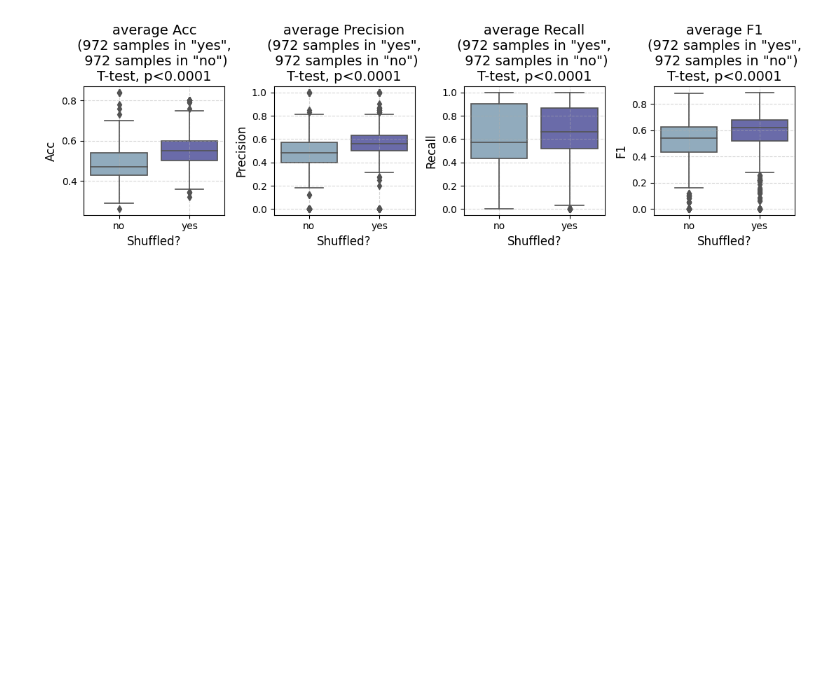
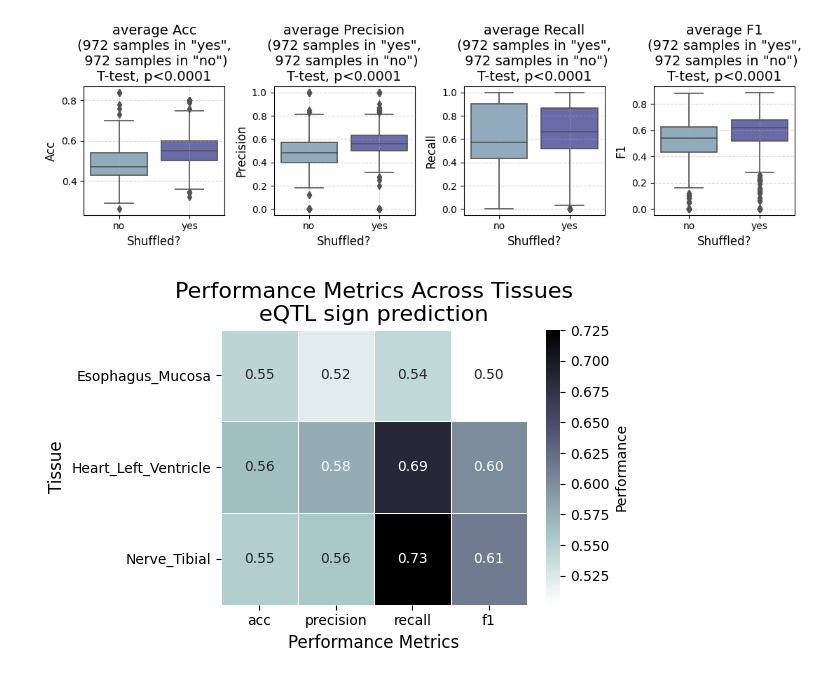
Before and after one commit to Liuzhe30/DNAMutBenchMark, a Jupyter notebook: experiments/visualization/eqtl_sign_merged_analysis.ipynb, the cells around one changed output. Saved outputs shown, nothing was run; the diff lists cells and outputs as text; code cells hidden in the pictures; blank space fills up the shorter version.

Commit message:
update merged analysis and visualization

```diff
--- a/experiments/visualization/eqtl_sign_merged_analysis.ipynb
+++ b/experiments/visualization/eqtl_sign_merged_analysis.ipynb
@@ -340,3 +340,30 @@ Precision: nan
 Recall: nan
 F1: nan
 [figure]
+# %%
+import matplotlib.pyplot as plt
+import seaborn as sns
+import pandas as pd
+
+data_complete = pd.read_csv('eqtl_sign_merged_result.csv')
+shuffled_yes_data = data_complete[data_complete['shuffled'] == 'yes']
+
+performance_data = shuffled_yes_data.groupby('tissue')[['acc', 'precision', 'recall', 'f1']].mean().reset_index()
+heatmap_data = performance_data.set_index('tissue')[['acc', 'precision', 'recall', 'f1']]
+
+plt.figure(figsize=(6, 4))
+
+sns.heatmap(
+    heatmap_data, annot=True, fmt=".2f", cmap="bone_r",
+    cbar_kws={'label': 'Performance'}, linewidths=0.5
+)
+
+plt.title("Performance Metrics Across Tissues\neQTL sign prediction", fontsize=16)
+plt.xlabel("Performance Metrics", fontsize=12)
+plt.ylabel("Tissue", fontsize=12)
+plt.tight_layout()
+
+plt.savefig('eqtl-sign-images/tissue-evaluation.png',dpi=300, bbox_inches = 'tight')
+plt.show()
+# %% [output]
+[figure, added]
```
Also changed, not shown: parts of 6 cells of this notebook, 2 other files.
